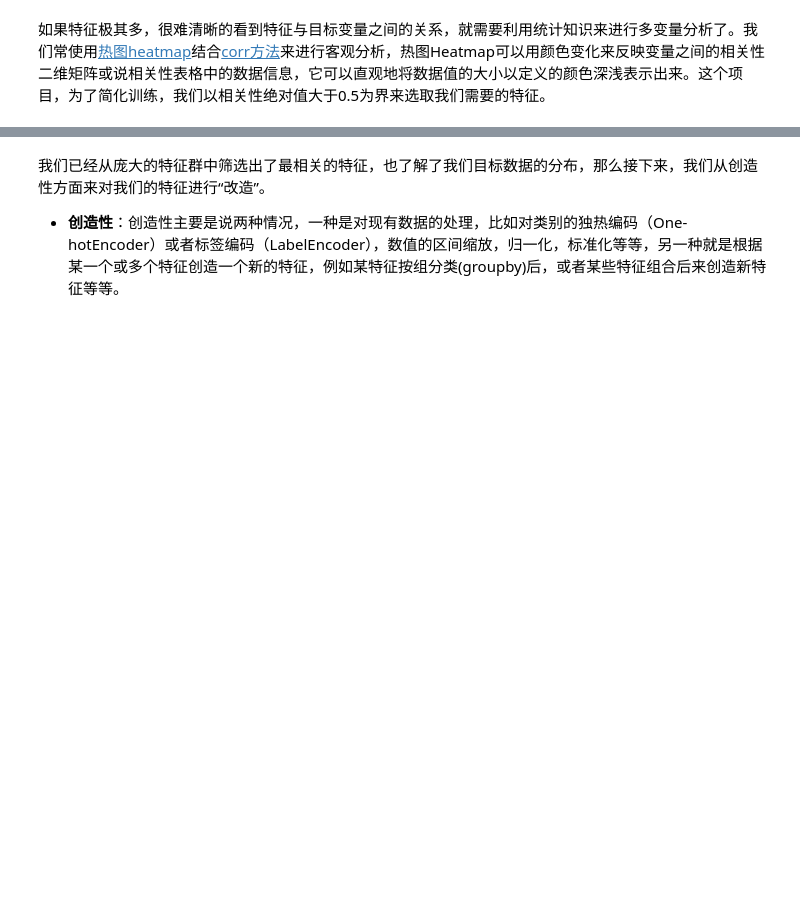
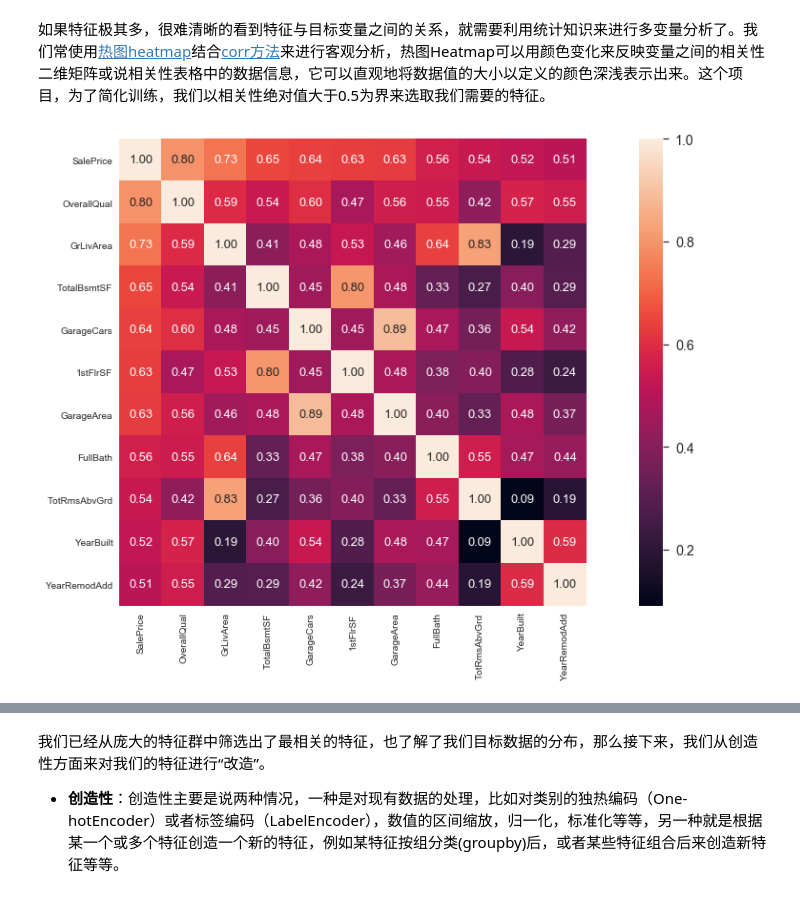
Before and after one commit to xcoder42/MLND_CN_P1_Predicting_Housing_Price, a Jupyter notebook: boston_housing.ipynb, the cells around one changed output, grey strips where cells are left out. Saved outputs shown, nothing was run; the diff lists cells and outputs as text; code cells hidden in the pictures; blank space fills up the shorter version.

```diff
--- a/boston_housing.ipynb
+++ b/boston_housing.ipynb
@@ -140,12 +207,27 @@ fill_median = ['LotFrontage', 'MasVnrArea']
 如果特征极其多，很难清晰的看到特征与目标变量之间的关系，就需要利用统计知识来进行多变量分析了。我们常使用[热图heatmap](https://seaborn.pydata.org/generated/seaborn.heatmap.html)结合[corr方法](https://pandas.pydata.org/pandas-docs/stable/generated/pandas.DataFrame.corr.html)来进行客观分析，热图Heatmap可以用颜色变化来反映变量之间的相关性二维矩阵或说相关性表格中的数据信息，它可以直观地将数据值的大小以定义的颜色深浅表示出来。这个项目，为了简化训练，我们以相关性绝对值大于0.5为界来选取我们需要的特征。
 # %%
 # 不用修改直接运行
+# 相关系数为负表示负相关，为正表示正相关，这里只关心相关性，所以取abs
 corrmat = data_df.corr().abs()
-top_corr = corrmat[corrmat["SalePrice"]>0.5].sort_values(by = ["SalePrice"], ascending = False).index
-cm = abs(np.corrcoef(data_df[top_corr].values.T))
+# 这里取了跟 SalePrice 相关性大于0.5 的所有属性
+#top_corr = corrmat[corrmat["SalePrice"]>0.5].sort_values(by = ["SalePrice"], ascending = False).index
+
+# 这里用corrcoef再次计算了相关系数矩阵
+# 输入是矩阵，输出也是矩阵，cm[i][j]代表第i行和第j行的相关系数
+# 由于之前通过 corr 函数其实已经计算过相关系数，这里我觉得有点冗余
+# cm = abs(np.corrcoef(data_df[top_corr].values.T))
+
+top_mat = corrmat[corrmat["SalePrice"]>0.5].sort_values(by = ["SalePrice"], ascending = False)
+top_corr = top_mat[top_mat.index]
 f, ax = plt.subplots(figsize=(20, 9))
 sns.set(font_scale=1.3)
-hm = sns.heatmap(cm, cbar=True, annot=True,
-                 square=True, fmt='.2f', annot_kws={'size': 13},
-                 yticklabels=top_corr.values, xticklabels=top_corr.values);
-data_df = data_df[top_corr]
+#hm = sns.heatmap(cm, cbar=True, annot=True,
+#                 square=True, fmt='.2f', annot_kws={'size': 13},
+#                 yticklabels=top_corr.values, xticklabels=top_corr.values);
+
+# 采用datafame 会直接使用index和column作为标尺
+hm = sns.heatmap(top_corr, cbar=True, annot=True,
+                 square=True, fmt='.2f', annot_kws={'size': 13});
+#data_df = data_df[top_corr]
+# %% [output]
+[figure, added]
```
Also changed, not shown: parts of 40 cells of this notebook.
